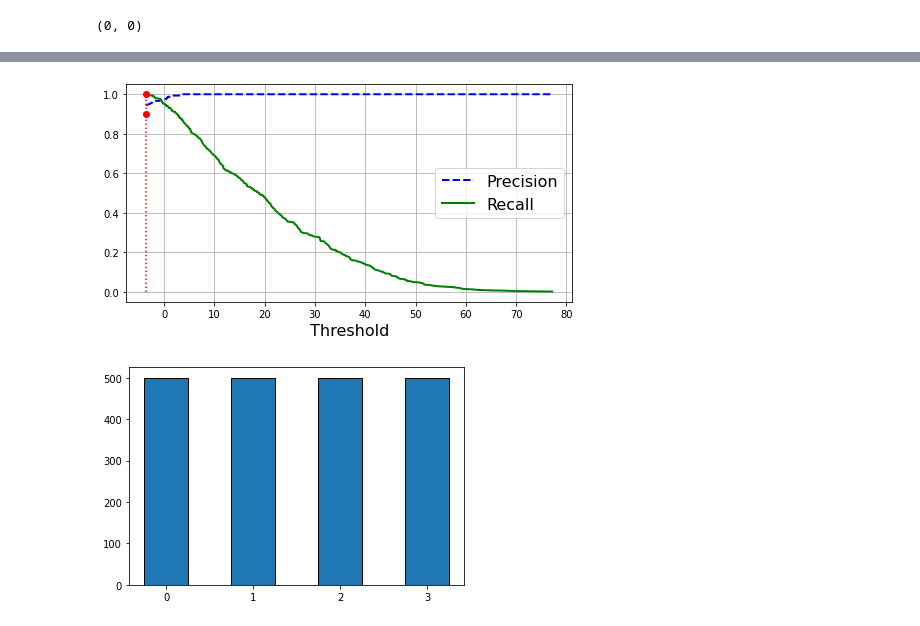
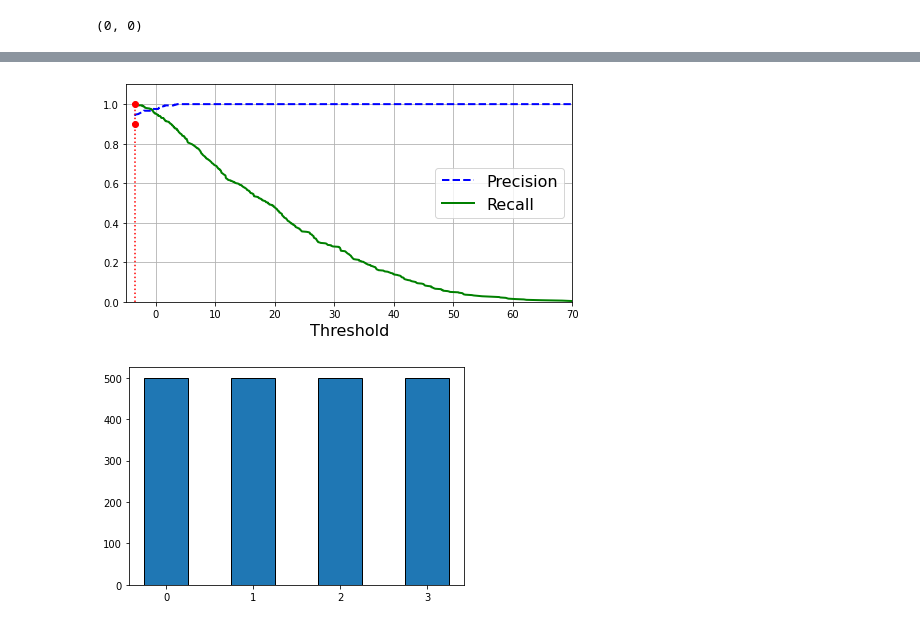
Before and after one commit to mohammadreza-ebrahimi/Machine-Learning-Training, a Jupyter notebook: mobile/Mobile-price-classification.ipynb, the cells around one changed output, grey strips where cells are left out. Drawn from its saved outputs; the diff is of its cells as text; code cells hidden in the pictures.

```diff
--- a/mobile/Mobile-price-classification.ipynb
+++ b/mobile/Mobile-price-classification.ipynb
@@ -171,0 +157,3 @@ Name: price_range, Length: 2000, dtype: bool
+# %%
+y_train_3=(y_train==3).astype(np.int) # 0=not in class 3, 1=class 3
+y_train_3
@@ -278,26 +263,26 @@ precisions, recalls, thresholds
 # %%
 def plot_precision_recall_vs_threshold(precisions, recalls, thresholds):
     plt.plot(thresholds, precisions[:-1], "b--", label="Precision", linewidth=2)
     plt.plot(thresholds, recalls[:-1], "g-", label="Recall", linewidth=2)
     plt.legend(loc="center right", fontsize=16)
     plt.xlabel("Threshold", fontsize=16)
     plt.grid(True)
-    #plt.axis([-5, 70, 0, 1.1])
+    plt.axis([-5, 70, 0, 1.1])
 
 
 recall_90_precision = recalls[np.argmax(precisions >= 0.90)]
 threshold_90_precision = thresholds[np.argmax(precisions >= 0.90)]
 
 plt.figure(figsize=(8, 4))
 plot_precision_recall_vs_threshold(precisions, recalls, thresholds)
 plt.plot([threshold_90_precision, threshold_90_precision], [0., 0.99], "r:")
-#plt.plot([-4, threshold_90_precision], [0.9, 0.9], "r:")
-#plt.plot([-4, threshold_90_precision], [recall_90_precision, recall_90_precision], "r:")
+plt.plot([-4, threshold_90_precision], [0.9, 0.9], "r:")
+plt.plot([-4, threshold_90_precision], [recall_90_precision, recall_90_precision], "r:")
 plt.plot([threshold_90_precision], [0.9], "ro")
 plt.plot([threshold_90_precision], [recall_90_precision], "ro")
 plt.show()
 # %% [output]
-[figure, old version]
+[figure, new version]
 # %%
 plt.hist(y_train, histtype='bar', bins=[0, 1, 2, 3, 4], ec='black', rwidth=0.5,
          align='left')
```
Also changed, not shown: parts of 20 cells of this notebook.
